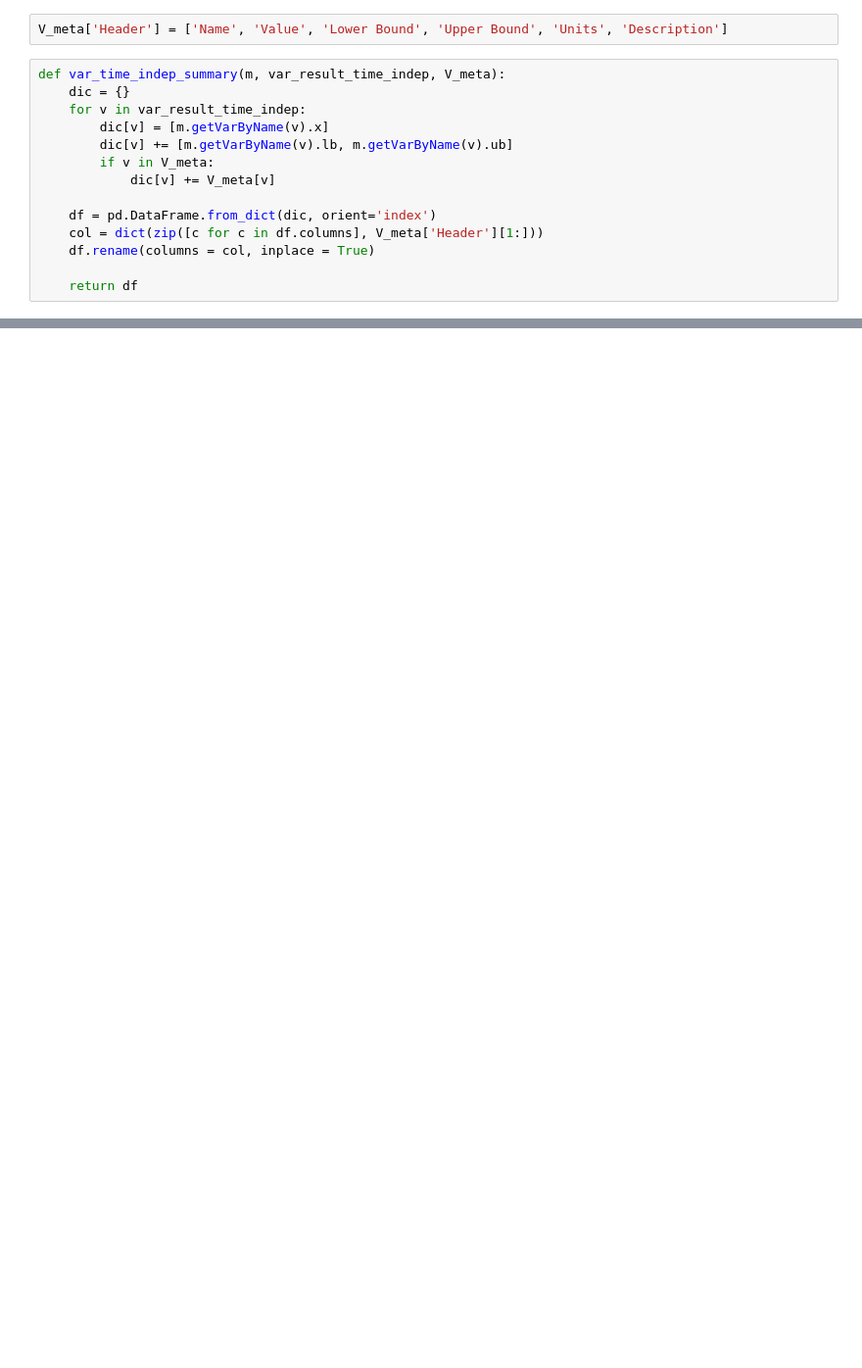
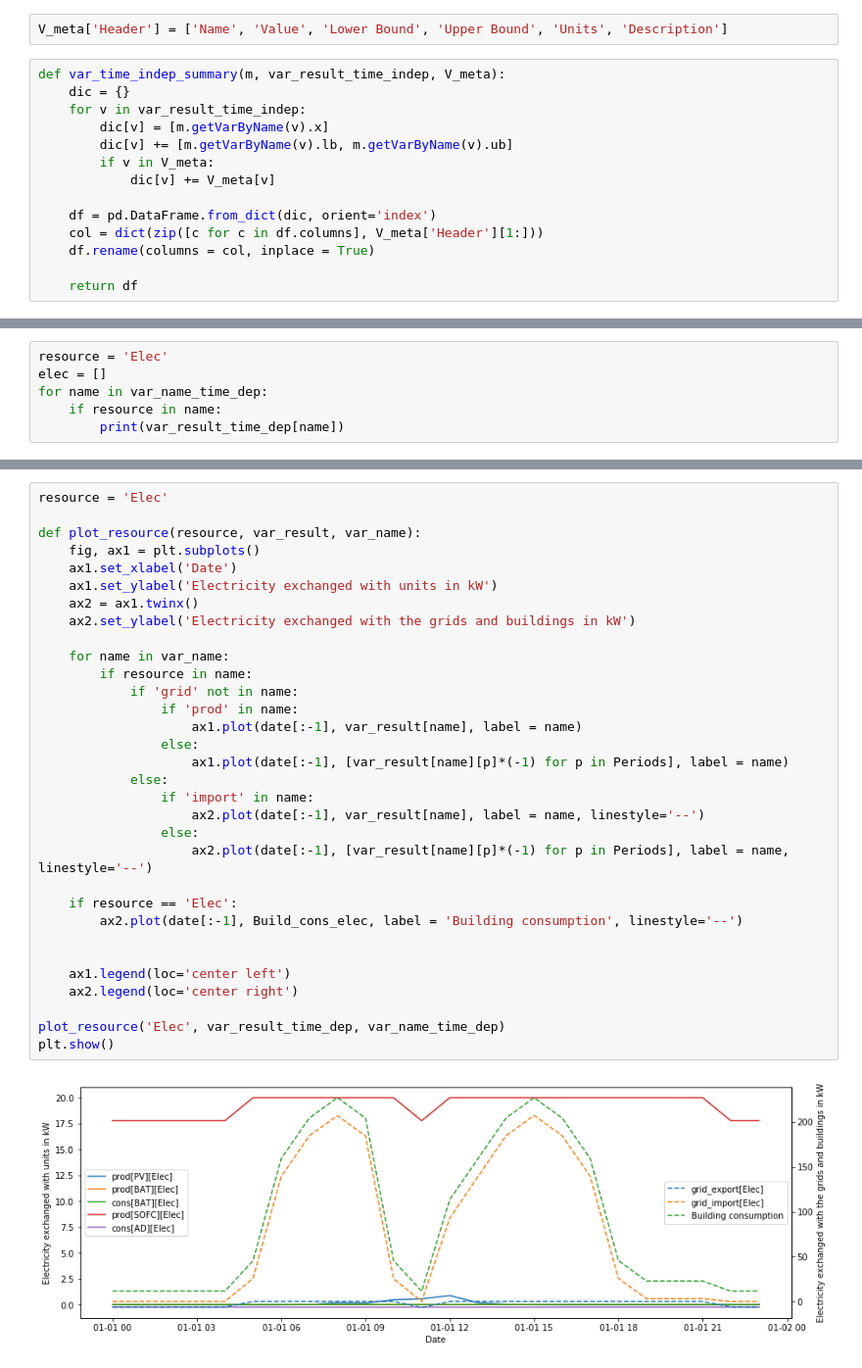
Before and after one commit to terborch/SFF, a Jupyter notebook: sff_mip/run.ipynb, the cells around one changed output, grey strips where cells are left out. Shown at 98% size. Drawn from its saved outputs; the diff is of its cells as text; blank space fills up the shorter version.

```diff
--- a/sff_mip/run.ipynb
+++ b/sff_mip/run.ipynb
@@ -173,0 +189,6 @@ def plot_stream_results():
+# %%
+resource = 'Elec'
+elec = []
+for name in var_name_time_dep:
+    if resource in name:
+        print(var_result_time_dep[name])
@@ -173,0 +228,34 @@ def plot_stream_results():
+# %%
+resource = 'Elec'
+
+def plot_resource(resource, var_result, var_name):
+    fig, ax1 = plt.subplots()
+    ax1.set_xlabel('Date')
+    ax1.set_ylabel('Electricity exchanged with units in kW')
+    ax2 = ax1.twinx()
+    ax2.set_ylabel('Electricity exchanged with the grids and buildings in kW')
+
+    for name in var_name:
+        if resource in name:
+            if 'grid' not in name:
+                if 'prod' in name:
+                    ax1.plot(date[:-1], var_result[name], label = name)
+                else:
+                    ax1.plot(date[:-1], [var_result[name][p]*(-1) for p in Periods], label = name)
+            else:
+                if 'import' in name:
+                    ax2.plot(date[:-1], var_result[name], label = name, linestyle='--')
+                else:
+                    ax2.plot(date[:-1], [var_result[name][p]*(-1) for p in Periods], label = name, linestyle='--')
+
+    if resource == 'Elec':
+        ax2.plot(date[:-1], Build_cons_elec, label = 'Building consumption', linestyle='--')
+
+
+    ax1.legend(loc='center left')
+    ax2.legend(loc='center right')
+
+plot_resource('Elec', var_result_time_dep, var_name_time_dep)
+plt.show()
+# %% [output]
+[figure, added]
```
Also changed, not shown: parts of 35 cells of this notebook, 56 other files.
